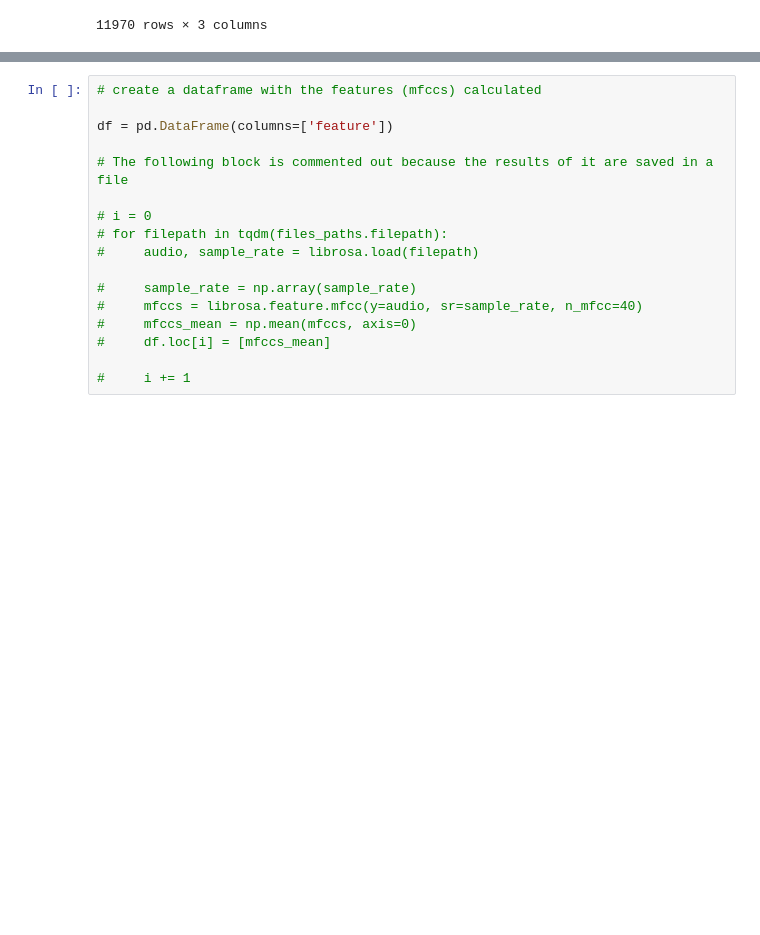
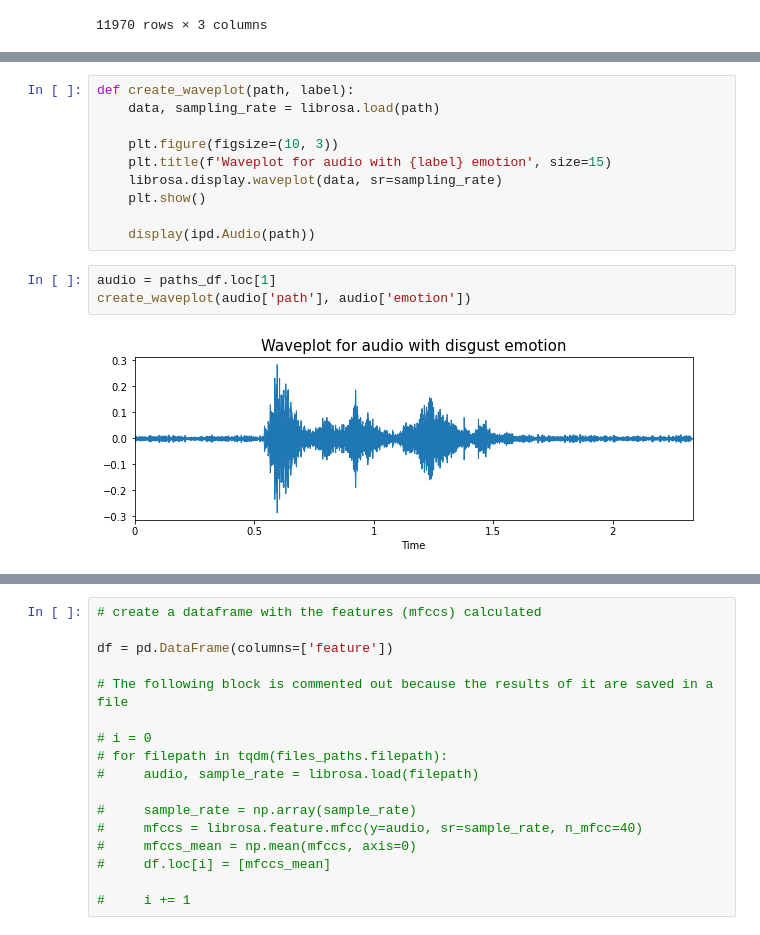
Before and after one commit to maezzedine/CMPS287-Speech-Emotion-Recognition, a Jupyter notebook: Speech Emotions Detection.ipynb, the cells around one changed output, grey strips where cells are left out. Cells and saved outputs as stored; diff of their text form; blank space fills up the shorter version.

```diff
--- a/Speech Emotions Detection.ipynb
+++ b/Speech Emotions Detection.ipynb
@@ -203,0 +223,15 @@ paths_df.to_csv(paths_and_labels_state_path)
+# %%
+def create_waveplot(path, label):
+    data, sampling_rate = librosa.load(path)
+
+    plt.figure(figsize=(10, 3))
+    plt.title(f'Waveplot for audio with {label} emotion', size=15)
+    librosa.display.waveplot(data, sr=sampling_rate)
+    plt.show()
+
+    display(ipd.Audio(path))
+# %%
+audio = paths_df.loc[1]
+create_waveplot(audio['path'], audio['emotion'])
+# %% [output]
+[figure, added]
```
Also changed, not shown: parts of 4 cells of this notebook.
